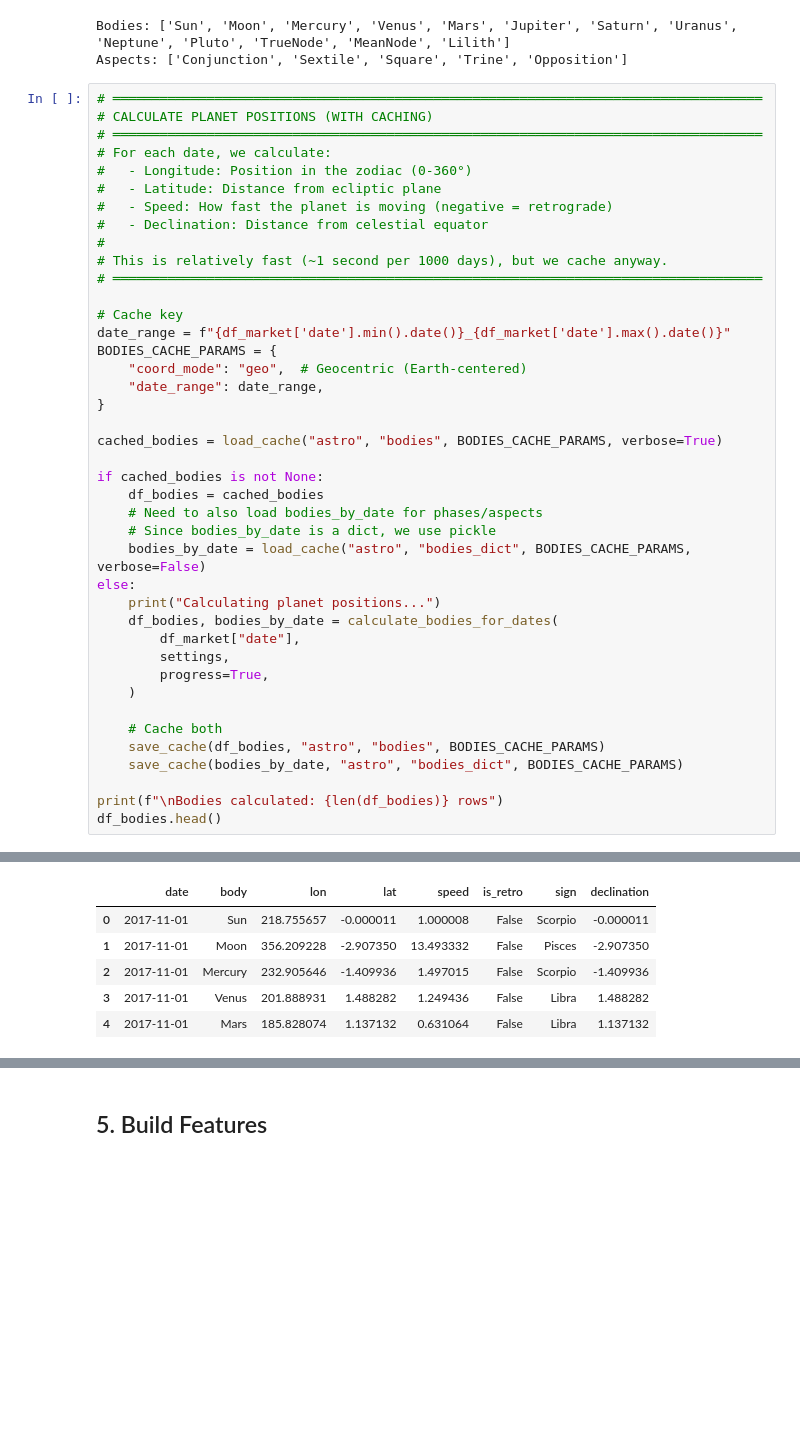
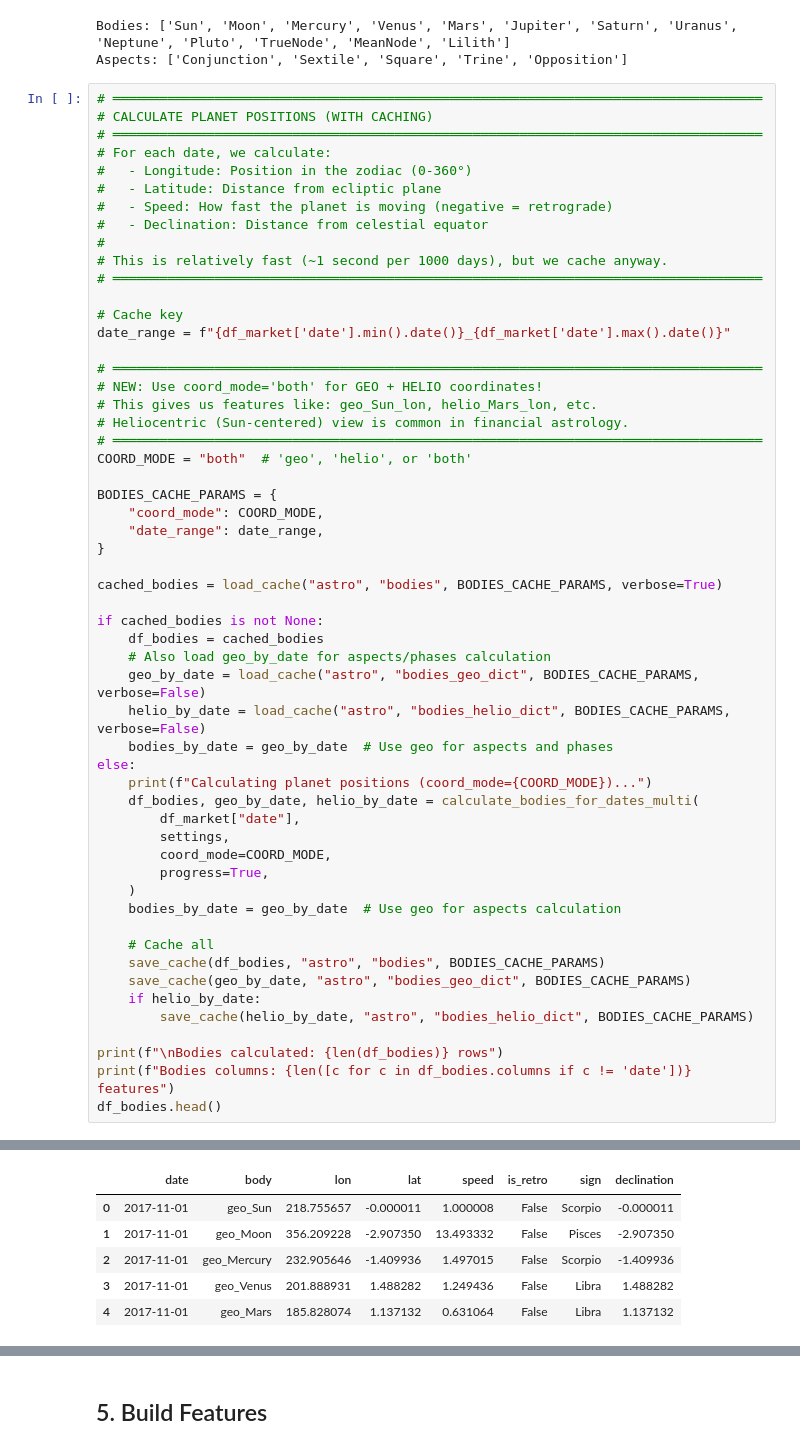
Before and after one commit to ramires666/astracle, a Jupyter notebook: RESEARCH/main_pipeline_ternary.ipynb, the cells around one changed output, grey strips where cells are left out. Saved outputs shown, nothing was run; the diff lists cells and outputs as text; blank space fills up the shorter version.

```diff
--- a/RESEARCH/main_pipeline_ternary.ipynb
+++ b/RESEARCH/main_pipeline_ternary.ipynb
@@ -435,8 +433,16 @@ Aspects: ['Conjunction', 'Sextile', 'Square', 'Trine', 'Opposition']
 
 # Cache key
 date_range = f"{df_market['date'].min().date()}_{df_market['date'].max().date()}"
+
+# ═══════════════════════════════════════════════════════════════════════════════════
+# NEW: Use coord_mode='both' for GEO + HELIO coordinates!
+# This gives us features like: geo_Sun_lon, helio_Mars_lon, etc.
+# Heliocentric (Sun-centered) view is common in financial astrology.
+# ═══════════════════════════════════════════════════════════════════════════════════
+COORD_MODE = "both"  # 'geo', 'helio', or 'both'
+
 BODIES_CACHE_PARAMS = {
-    "coord_mode": "geo",  # Geocentric (Earth-centered)
+    "coord_mode": COORD_MODE,
     "date_range": date_range,
 }
 
@@ -444,21 +450,27 @@ cached_bodies = load_cache("astro", "bodies", BODIES_CACHE_PARAMS, verbose=True)
 
 if cached_bodies is not None:
     df_bodies = cached_bodies
-    # Need to also load bodies_by_date for phases/aspects
-    # Since bodies_by_date is a dict, we use pickle
-    bodies_by_date = load_cache("astro", "bodies_dict", BODIES_CACHE_PARAMS, verbose=False)
+    # Also load geo_by_date for aspects/phases calculation
+    geo_by_date = load_cache("astro", "bodies_geo_dict", BODIES_CACHE_PARAMS, verbose=False)
+    helio_by_date = load_cache("astro", "bodies_helio_dict", BODIES_CACHE_PARAMS, verbose=False)
+    bodies_by_date = geo_by_date  # Use geo for aspects and phases
 else:
-    print("Calculating planet positions...")
-    df_bodies, bodies_by_date = calculate_bodies_for_dates(
+    print(f"Calculating planet positions (coord_mode={COORD_MODE})...")
+    df_bodies, geo_by_date, helio_by_date = calculate_bodies_for_dates_multi(
         df_market["date"],
         settings,
+        coord_mode=COORD_MODE,
         progress=True,
     )
+    bodies_by_date = geo_by_date  # Use geo for aspects calculation
 
-    # Cache both
+    # Cache all
     save_cache(df_bodies, "astro", "bodies", BODIES_CACHE_PARAMS)
-    save_cache(bodies_by_date, "astro", "bodies_dict", BODIES_CACHE_PARAMS)
+    save_cache(geo_by_date, "astro", "bodies_geo_dict", BODIES_CACHE_PARAMS)
+    if helio_by_date:
+        save_cache(helio_by_date, "astro", "bodies_helio_dict", BODIES_CACHE_PARAMS)
 
 print(f"\nBodies calculated: {len(df_bodies)} rows")
+print(f"Bodies columns: {len([c for c in df_bodies.columns if c != 'date'])} features")
 df_bodies.head()
 # %% [output]
@@ -470,9 +487,9 @@ Bodies calculated: 39182 rows
 |  | date | body | lon | lat | speed | is_retro | sign | declination |
-| 0 | 2017-11-01 | Sun | 218.755657 | -0.000011 | 1.000008 | False | Scorpio | -0.000011 |
-| 1 | 2017-11-01 | Moon | 356.209228 | -2.907350 | 13.493332 | False | Pisces | -2.907350 |
-| 2 | 2017-11-01 | Mercury | 232.905646 | -1.409936 | 1.497015 | False | Scorpio | -1.409936 |
-| 3 | 2017-11-01 | Venus | 201.888931 | 1.488282 | 1.249436 | False | Libra | 1.488282 |
-| 4 | 2017-11-01 | Mars | 185.828074 | 1.137132 | 0.631064 | False | Libra | 1.137132 |
+| 0 | 2017-11-01 | geo_Sun | 218.755657 | -0.000011 | 1.000008 | False | Scorpio | -0.000011 |
+| 1 | 2017-11-01 | geo_Moon | 356.209228 | -2.907350 | 13.493332 | False | Pisces | -2.907350 |
+| 2 | 2017-11-01 | geo_Mercury | 232.905646 | -1.409936 | 1.497015 | False | Scorpio | -1.409936 |
+| 3 | 2017-11-01 | geo_Venus | 201.888931 | 1.488282 | 1.249436 | False | Libra | 1.488282 |
+| 4 | 2017-11-01 | geo_Mars | 185.828074 | 1.137132 | 0.631064 | False | Libra | 1.137132 |
 # %%
 # ═══════════════════════════════════════════════════════════════════════════════════
 # CALCULATE ASPECTS BETWEEN PLANETS (WITH CACHING)
```
Also changed, not shown: parts of 14 cells of this notebook, 11 other files.
